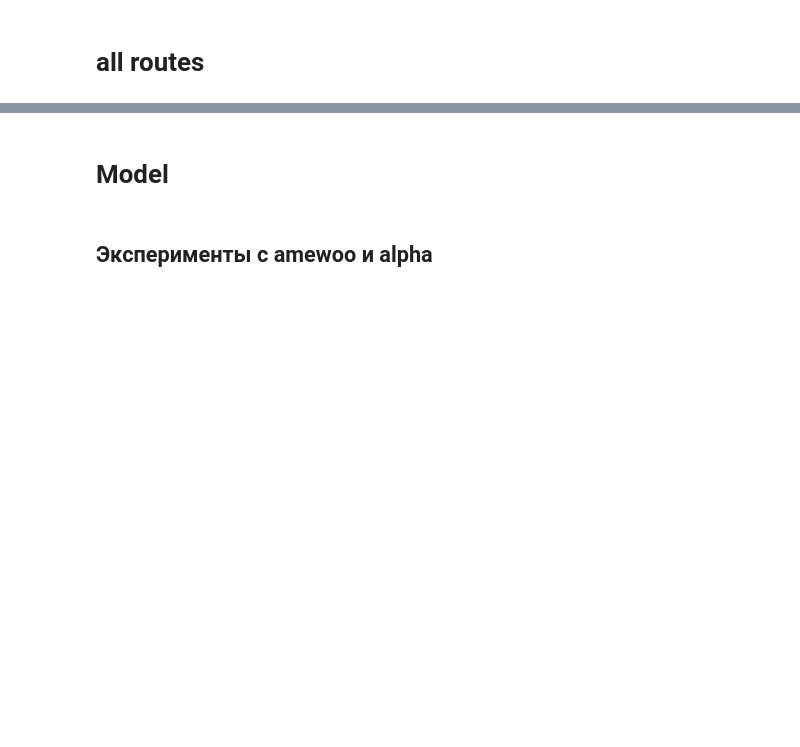
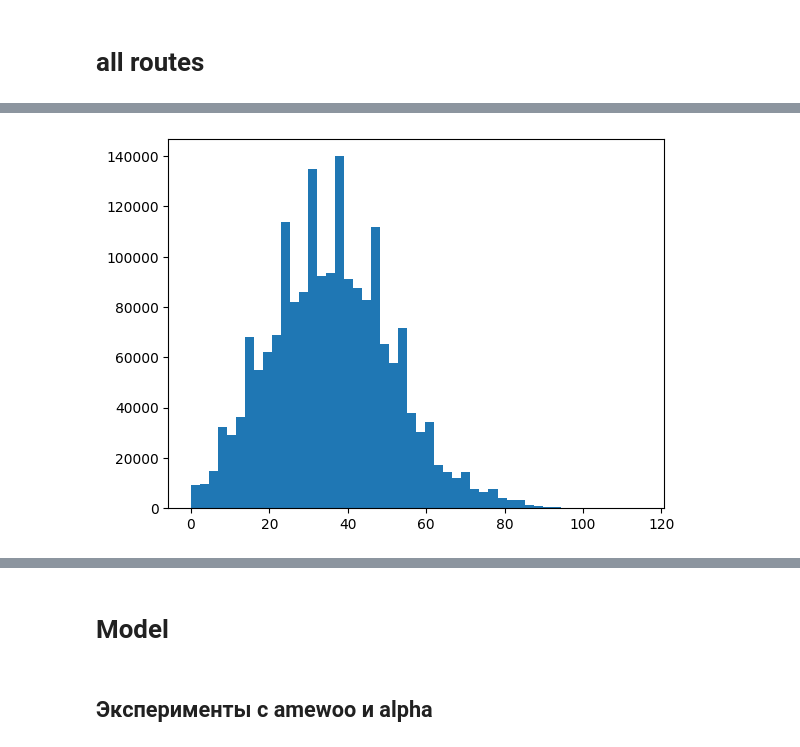
Before and after one commit to KimGeorgy/bird-migration, a Jupyter notebook: model.ipynb, the cells around one changed output, grey strips where cells are left out. Saved outputs shown, nothing was run; the diff lists cells and outputs as text; code cells hidden in the pictures; blank space fills up the shorter version.

```diff
--- a/model.ipynb
+++ b/model.ipynb
@@ -515,0 +690,5 @@ all_routes.shape
+# %%
+plt.hist(all_routes['length_km'], bins=50)
+plt.show()
+# %% [output]
+[figure, added]
```
Also changed, not shown: parts of 48 cells of this notebook, 1 other file.
